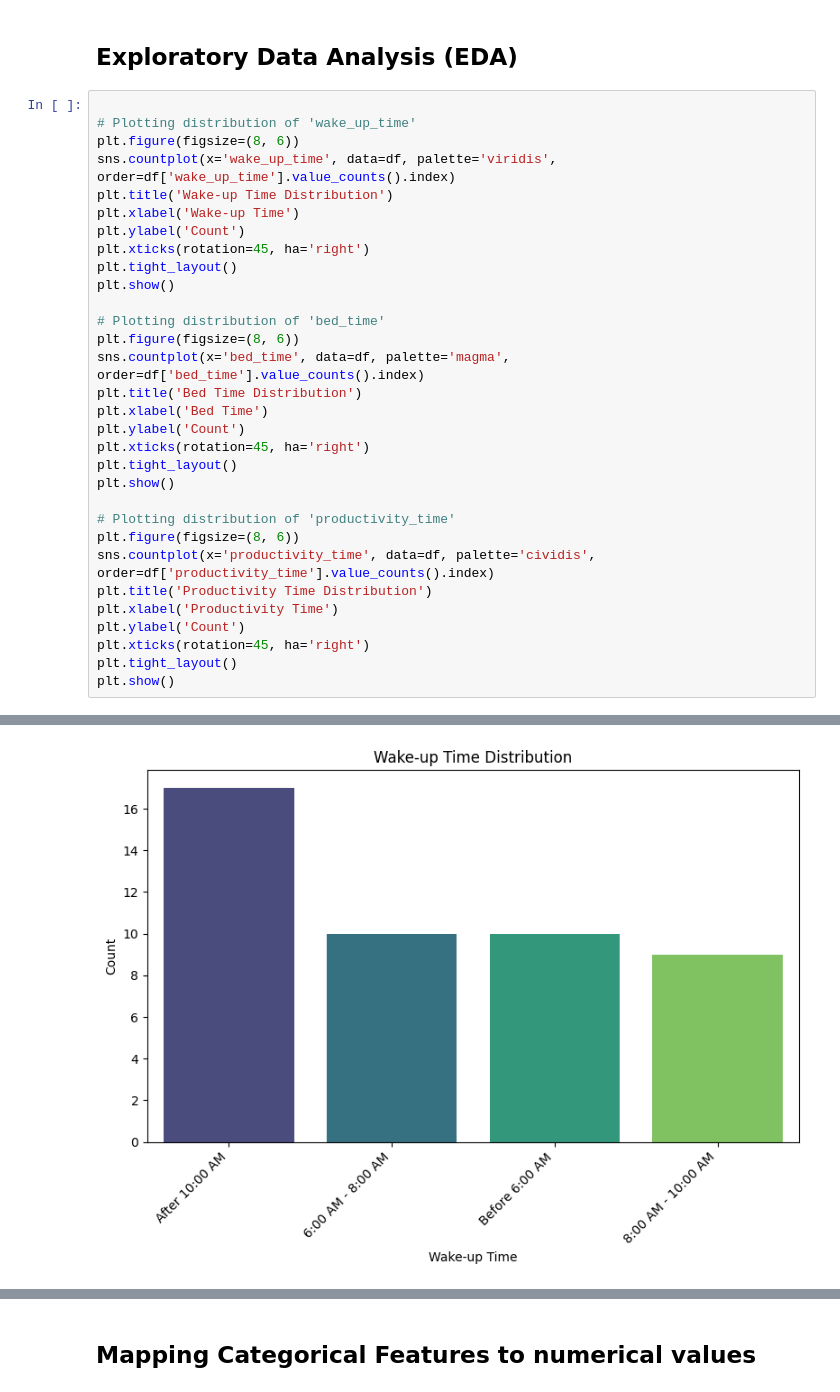
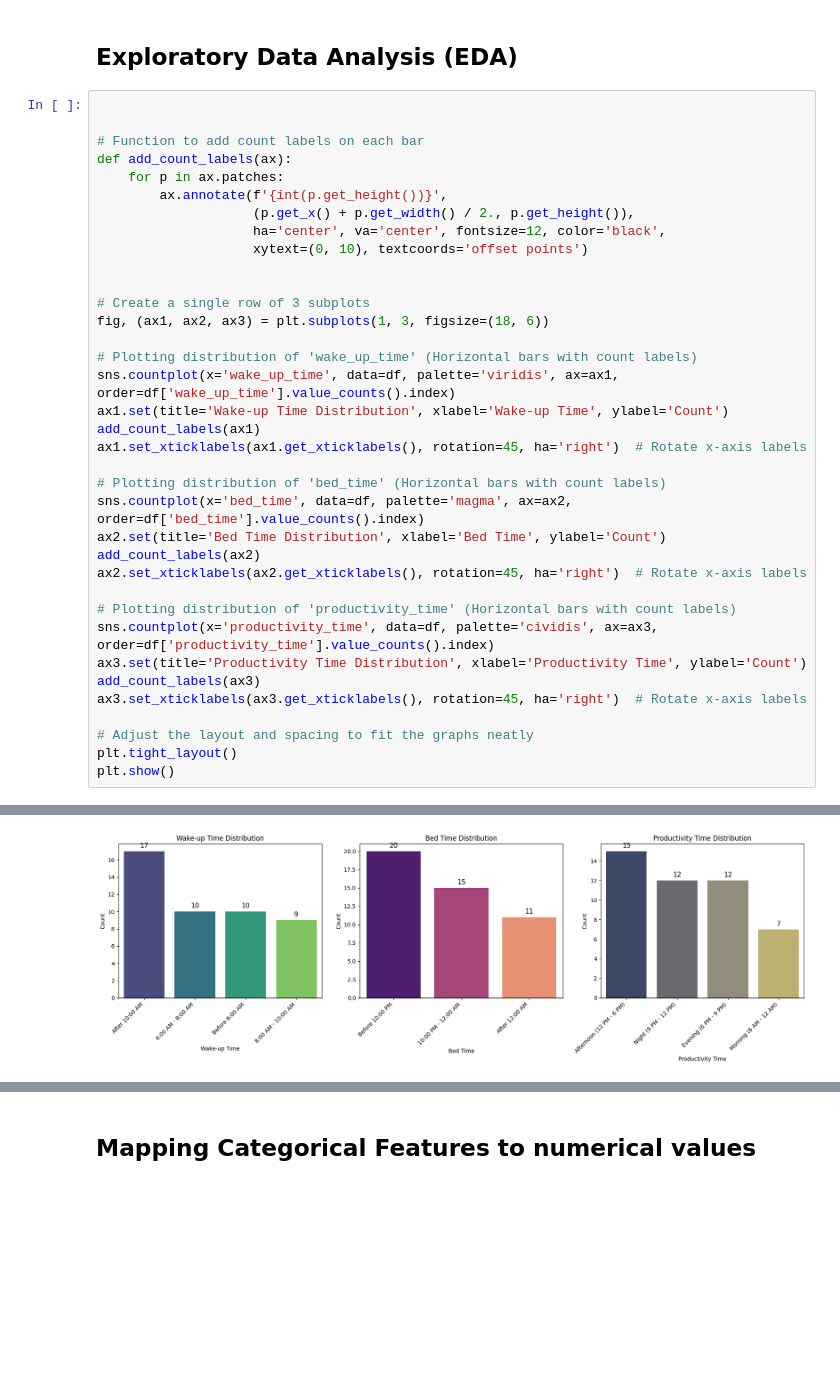
Before and after one commit to Chhen-Seoklai/Chronotype-Predictor, a Jupyter notebook: ProJect2.ipynb, the cells around one changed output, grey strips where cells are left out. Drawn from its saved outputs; the diff is of its cells as text; blank space fills up the shorter version.

```diff
--- a/ProJect2.ipynb
+++ b/ProJect2.ipynb
@@ -130,35 +130,40 @@ dtype: int64
 ## Exploratory Data Analysis (EDA)
 # %%
 
-# Plotting distribution of 'wake_up_time'
-plt.figure(figsize=(8, 6))
-sns.countplot(x='wake_up_time', data=df, palette='viridis', order=df['wake_up_time'].value_counts().index)
-plt.title('Wake-up Time Distribution')
-plt.xlabel('Wake-up Time')
-plt.ylabel('Count')
-plt.xticks(rotation=45, ha='right')
+
+# Function to add count labels on each bar
+def add_count_labels(ax):
+    for p in ax.patches:
+        ax.annotate(f'{int(p.get_height())}',
+                    (p.get_x() + p.get_width() / 2., p.get_height()),
+                    ha='center', va='center', fontsize=12, color='black',
+                    xytext=(0, 10), textcoords='offset points')
+
+
+# Create a single row of 3 subplots
+fig, (ax1, ax2, ax3) = plt.subplots(1, 3, figsize=(18, 6))
+
+# Plotting distribution of 'wake_up_time' (Horizontal bars with count labels)
+sns.countplot(x='wake_up_time', data=df, palette='viridis', ax=ax1, order=df['wake_up_time'].value_counts().index)
+ax1.set(title='Wake-up Time Distribution', xlabel='Wake-up Time', ylabel='Count')
+add_count_labels(ax1)
+ax1.set_xticklabels(ax1.get_xticklabels(), rotation=45, ha='right')  # Rotate x-axis labels
+
+# Plotting distribution of 'bed_time' (Horizontal bars with count labels)
+sns.countplot(x='bed_time', data=df, palette='magma', ax=ax2, order=df['bed_time'].value_counts().index)
+ax2.set(title='Bed Time Distribution', xlabel='Bed Time', ylabel='Count')
+add_count_labels(ax2)
+ax2.set_xticklabels(ax2.get_xticklabels(), rotation=45, ha='right')  # Rotate x-axis labels
+
+# Plotting distribution of 'productivity_time' (Horizontal bars with count labels)
+sns.countplot(x='productivity_time', data=df, palette='cividis', ax=ax3, order=df['productivity_time'].value_counts().index)
+ax3.set(title='Productivity Time Distribution', xlabel='Productivity Time', ylabel='Count')
+add_count_labels(ax3)
+ax3.set_xticklabels(ax3.get_xticklabels(), rotation=45, ha='right')  # Rotate x-axis labels
+
+# Adjust the layout and spacing to fit the graphs neatly
 plt.tight_layout()
 plt.show()
-
-# Plotting distribution of 'bed_time'
-plt.figure(figsize=(8, 6))
-sns.countplot(x='bed_time', data=df, palette='magma', order=df['bed_time'].value_counts().index)
-plt.title('Bed Time Distribution')
-plt.xlabel('Bed Time')
-plt.ylabel('Count')
-plt.xticks(rotation=45, ha='right')
-plt.tight_layout()
-plt.show()
-
-# Plotting distribution of 'productivity_time'
-plt.figure(figsize=(8, 6))
-sns.countplot(x='productivity_time', data=df, palette='cividis', order=df['productivity_time'].value_counts().index)
-plt.title('Productivity Time Distribution')
-plt.xlabel('Productivity Time')
-plt.ylabel('Count')
-plt.xticks(rotation=45, ha='right')
-plt.tight_layout()
-plt.show()
 # %% [output]
 Passing `palette` without assigning `hue` is deprecated and will be removed in v0.14.0. Assign the `x` variable to `hue` and set `legend=False` for the same effect.
 
@@ -166 +179 @@ Passing `palette` without assigning `hue` is deprecated and will be removed in v
-[figure, old version]
+[figure, new version]
```
Also changed, not shown: parts of 6 cells of this notebook.
